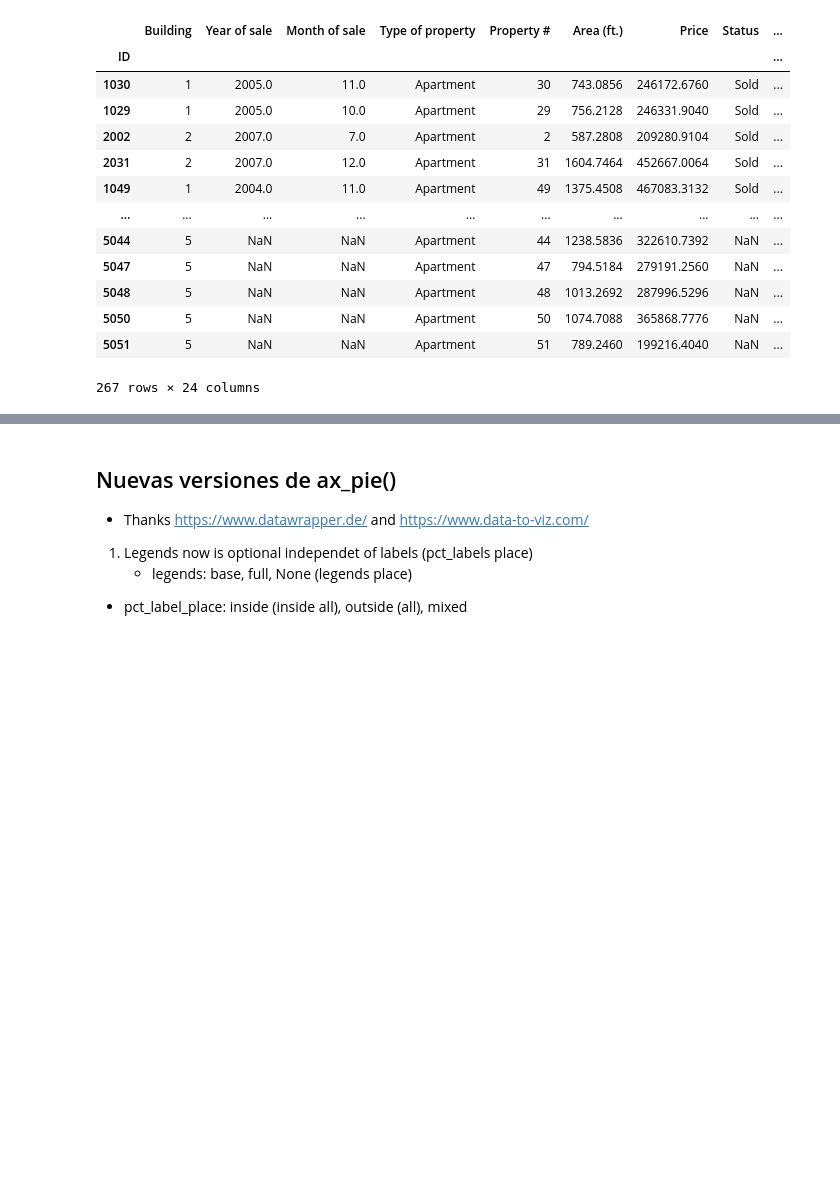
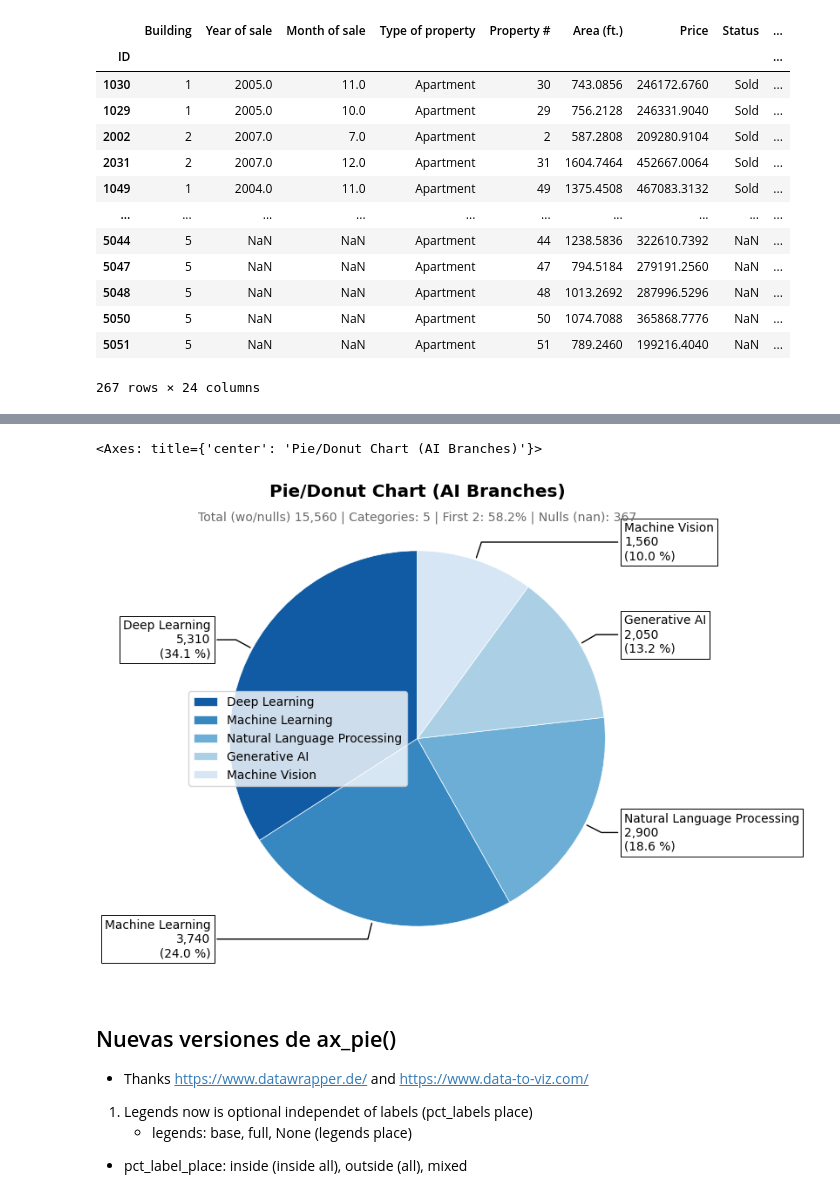
Before and after one commit to jmonti-gh/jm_utils, a Jupyter notebook: des/ax_pie.ipynb, the cells around one changed output, grey strips where cells are left out. Cells and saved outputs as stored; diff of their text form; code cells hidden in the pictures; blank space fills up the shorter version.

```diff
--- a/des/ax_pie.ipynb
+++ b/des/ax_pie.ipynb
@@ -177,3 +362,14 @@ df
+# %%
+# fig, ax = plt.subplots()
+fig, ax = plt.subplots(figsize=(7, 7))
+ax_plt_pie6(ax, ai['Millon USD'], scale=4, labels_color='black', palette='Blues_r', title=False, show_stats_subtitle=True, pcts_labels='outside', legends='base')
+# ax_plt_pie6(ax, df['Gender'], value_counts=True, dropna=False, palette='Greens_r', scale=4)
+# ax_pie_mixed(ax, ai['Millon USD'], dropna=False, palette='Blues_r')
+# ax_plt_pie6(ax, ai['Millon USD'], dropna=False, palette='Blues_r', pcts_labels=None, scale=4)
+# ax_pie_mixed(ax, ai['Millon USD'], dropna=False)
+# %% [output]
+<Axes: title={'center': 'Pie/Donut Chart (AI Branches)'}>
+[figure, added]
 # %% [markdown]
 ## Nuevas versiones de ax_pie()
 - Thanks https://www.datawrapper.de/ and https://www.data-to-viz.com/
```
Also changed, not shown: parts of 9 cells of this notebook.
